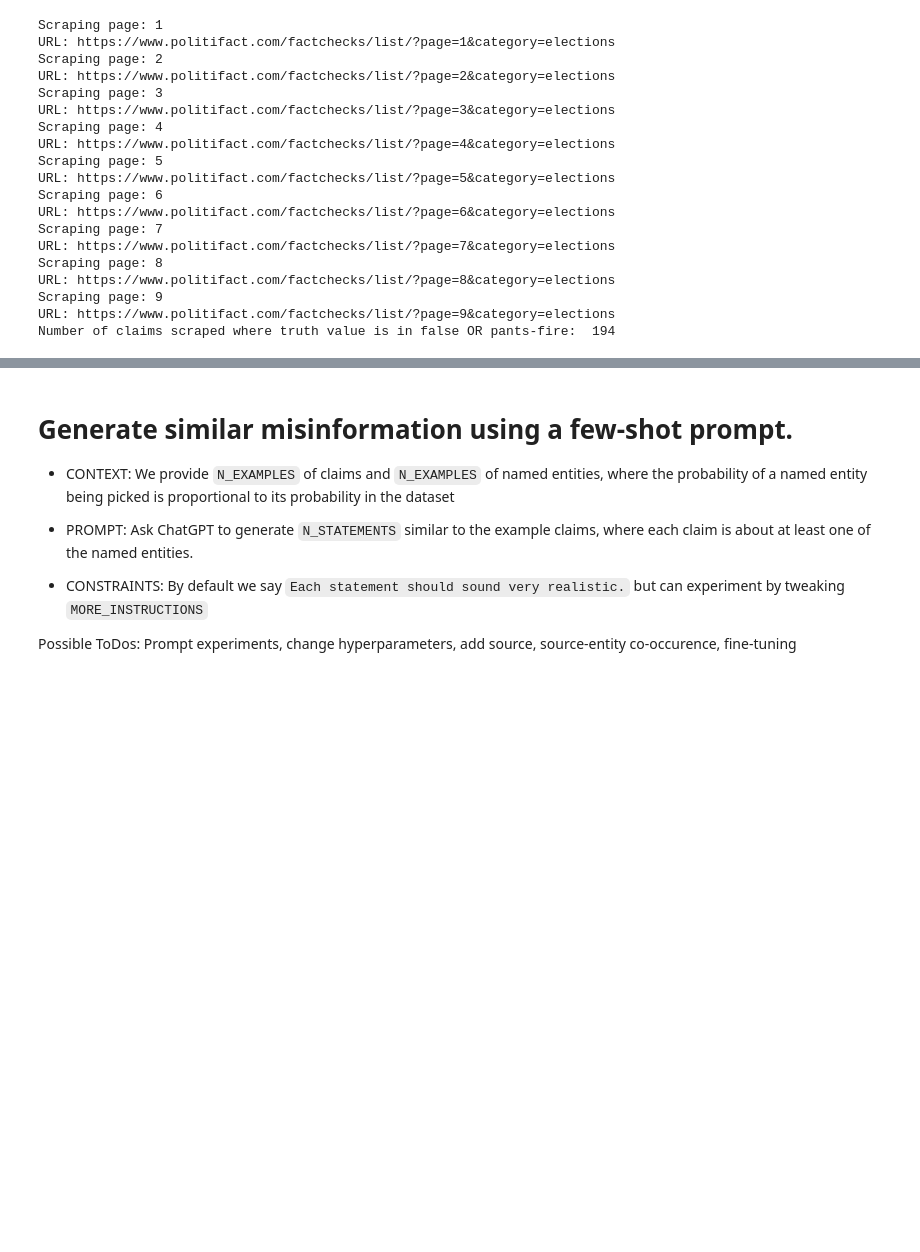
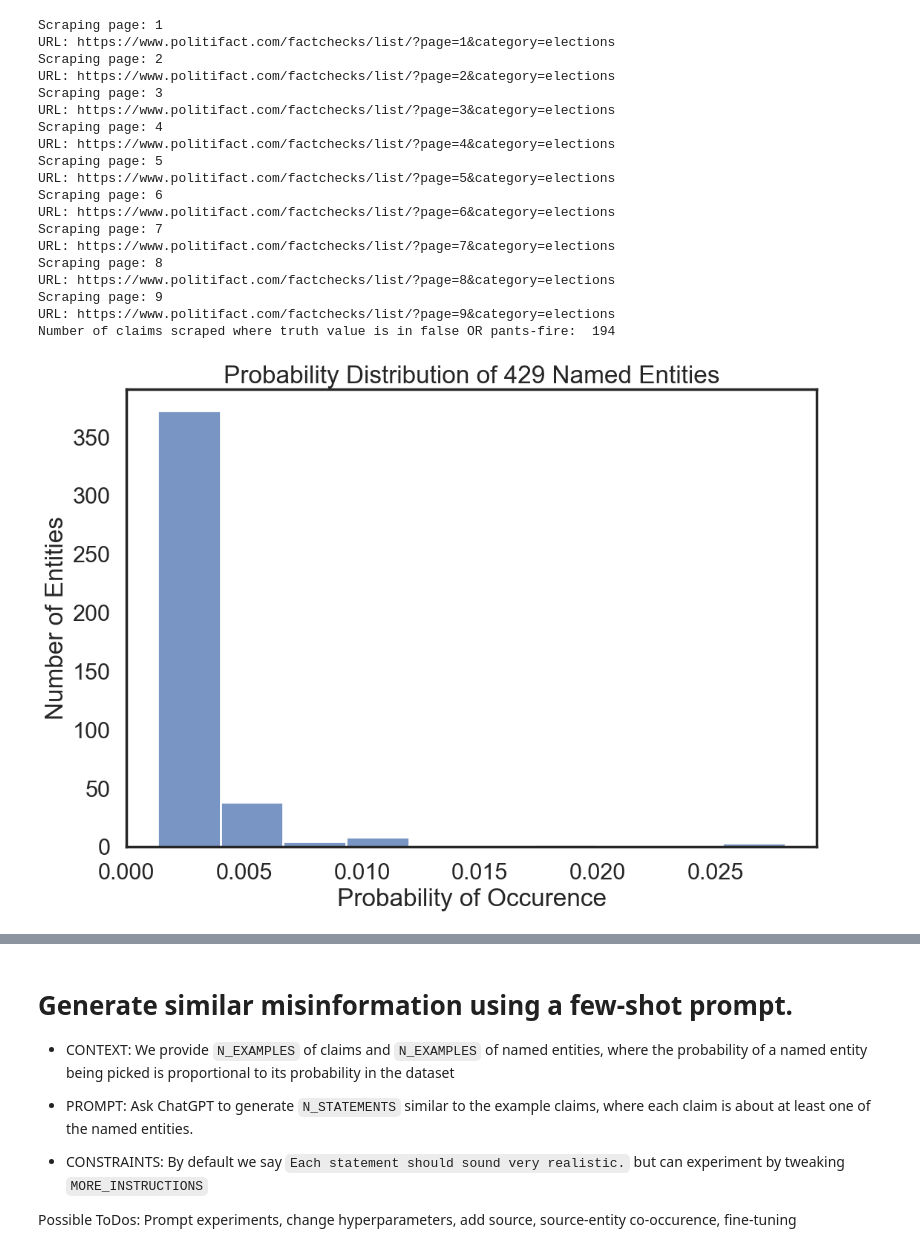
Before and after one commit to josh-ashkinaze/protobunking, a Jupyter notebook: fewshotmisinfo.ipynb, the cells around one changed output, grey strips where cells are left out. Drawn from its saved outputs; the diff is of its cells as text; code cells hidden in the pictures; blank space fills up the shorter version.

Commit message:
cleaned up messy entities, included different combinations of stuff

```diff
--- a/fewshotmisinfo.ipynb
+++ b/fewshotmisinfo.ipynb
@@ -192,0 +108,99 @@ entity_probabilities = {entity: freq / total_entities for entity, freq in entity
+# %%
+# @title Get named entities.
+# @markdown It takes awhile using Spacy Transformers. ToDos:  (1) Better filter out non-useful named entities such as numbers and (2) filter out duplicates like "Biden" and "Joe Biden"
+def extract_named_entities(nlp, text):
+    doc = nlp(text)
+
+    # Initialize an empty list to hold our "entities" (verb phrases and noun phrases) without stop words
+    entities = []
+
+    # Extract verb phrases without stop words
+    for token in doc:
+        if token.pos_ == "VERB":
+            # Include the verb itself if it's not a stop word and its non-stop word children
+            verb_phrase = token.text
+            if len(verb_phrase) > 1:  # Ensure the phrase includes more than just the verb
+                entities.append(verb_phrase)
+
+    # Extract noun phrases without stop words
+    for chunk in doc.ents:
+        # Filter out stop words from the noun chunk
+        filtered_phrase = " ".join(token.text for token in chunk if not token.is_stop)
+        if filtered_phrase:  # If the filtered phrase is not empty
+            entities.append(filtered_phrase)
+
+    return entities
+def refine_entities(entities):
+    refined_entities = []
+    seen = {}  # Use a dictionary to map lowercased entities to their original form
+
+    # Remove entities containing numeric characters
+    non_numeric_entities = [entity for entity in entities if not any(char.isdigit() for char in entity)]
+
+    for entity in non_numeric_entities:
+        lower_entity = entity.lower()
+
+        # Check for partial matches
+        partial_match_found = False
+        for seen_entity in list(seen):
+            if lower_entity in seen_entity or seen_entity in lower_entity:
+                # Keep the longer name, ensure you're removing and adding the correct form
+                if len(lower_entity) > len(seen_entity):
+                    # Remove the original form of the seen entity from both 'seen' and 'refined_entities'
+                    original_form = seen.pop(seen_entity)
+                    refined_entities.remove(original_form)
+                    # Add the new entity in its original form
+                    seen[lower_entity] = entity
+                    refined_entities.append(entity)
+                partial_match_found = True
+                break
+
+        if not partial_match_found and lower_entity not in seen:
+            seen[lower_entity] = entity  # Store with original casing
+            refined_entities.append(entity)
+
+    return refined_entities
+
+def gen_entities(entity_probabilities, n=2):
+  """
+  Generate entities according to weights of occurence in dataset
+
+  Params:
+    entity_probabilities (dict): A dict like {entity: probability}
+
+  Returns a list of `n` entities
+  """
+  return random.choices(list(entity_probabilities.keys()), weights=entity_probabilities.values(), k=n)
+
+def gen_claims(claims, n=2):
+  """Generate a random sample of claims"""
+  return random.sample(list(claims), k=n)
+
+entities_per_claim = [extract_named_entities(nlp, claim) for claim in claim_df['claim'].unique()]
+refined_entities_list = []
+for entities in entities_per_claim:
+    refined_entities = refine_entities(entities)
+    refined_entities_list.append(refined_entities)
+
+# # Make distribution
+entity_frequency = Counter([entity for sublist in refined_entities_list for entity in sublist])
+total_entities = sum(entity_frequency.values())
+entity_probabilities = {entity: freq / total_entities for entity, freq in entity_frequency.items()}
+
+# Plot some entity distributions
+prob_df = pd.DataFrame(entity_probabilities, index=[1]).T.reset_index()
+prob_df.columns = ['entity', 'prob']
+prob_df = prob_df.sort_values(by=['prob'], ascending=False)
+
+plt.figure(figsize=(12,8))
+sns.histplot(prob_df['prob'])
+plt.title(f"Probability Distribution of {prob_df['entity'].nunique()} Named Entities")
+plt.ylabel("Number of Entities")
+plt.xlabel("Probability of Occurence")
+plt.show()
+
+plt.figure(figsize=(12,8))
+sns.barplot(data=prob_df.head(20), x='prob', y='entity', palette='Blues_r')
+plt.title("Top 20 Named Entities")
+# %% [output]
+[figure, added]
```
Also changed, not shown: parts of 22 cells of this notebook, 3 other files.
